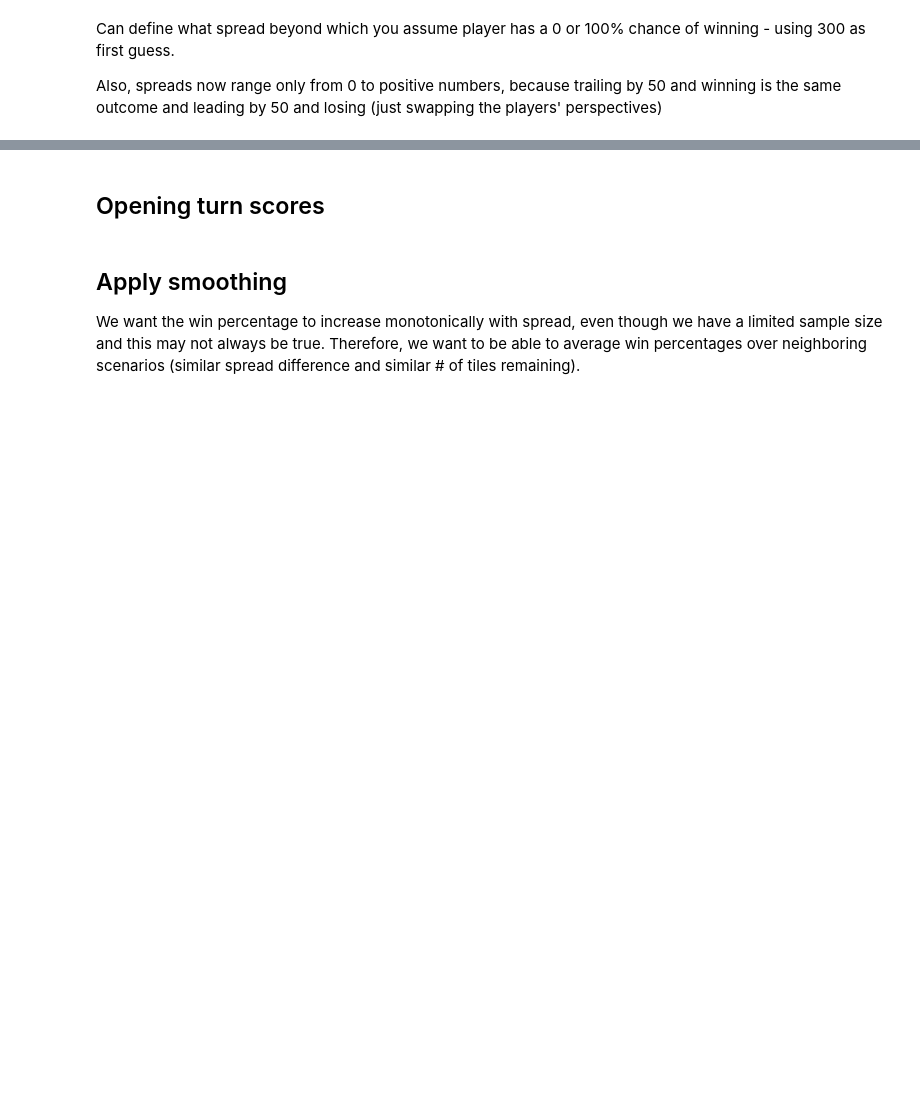
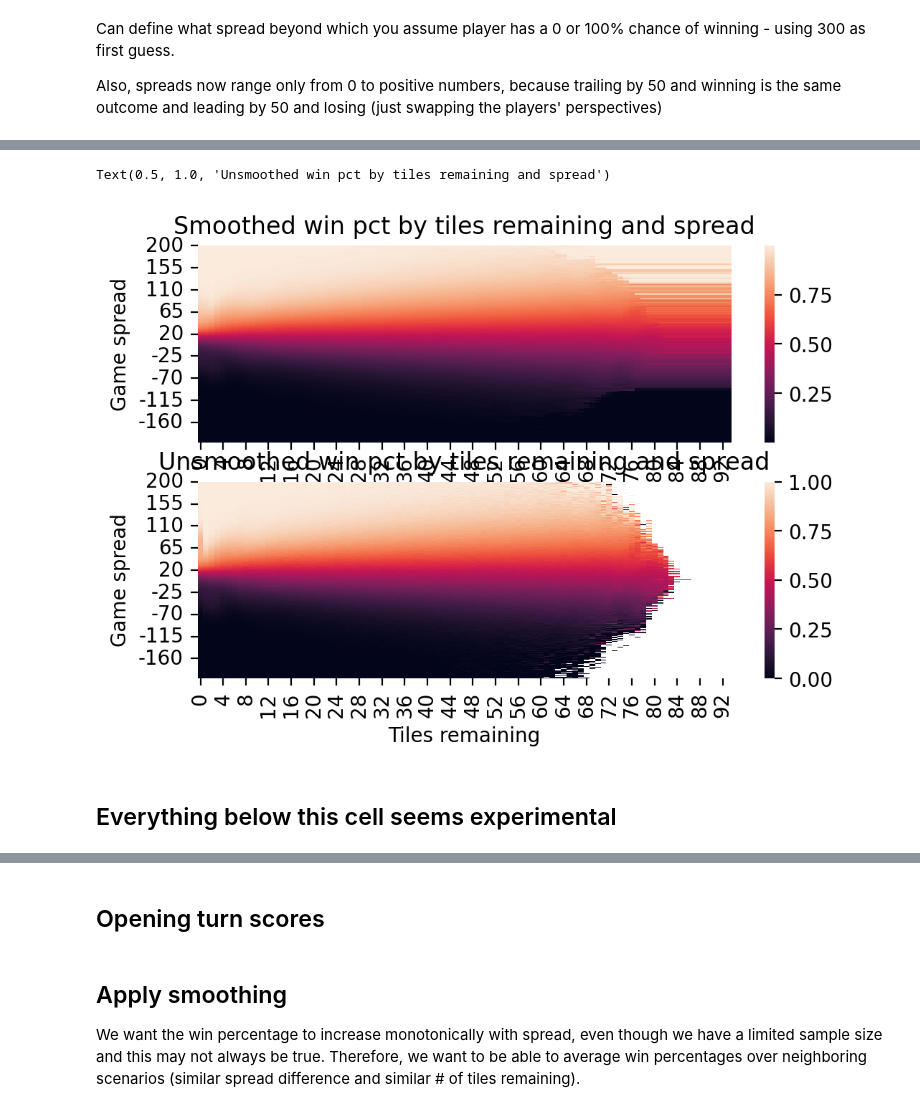
Before and after one commit to domino14/macondo, a Jupyter notebook: notebooks/win_pct/calculate_win_percentages.ipynb, the cells around one changed output, grey strips where cells are left out. Drawn from its saved outputs; the diff is of its cells as text; code cells hidden in the pictures; blank space fills up the shorter version.

```diff
--- a/notebooks/win_pct/calculate_win_percentages.ipynb
+++ b/notebooks/win_pct/calculate_win_percentages.ipynb
@@ -139,0 +201,20 @@ Text(0.5, 1, 'Win % by tiles remaining and spread')
+# %%
+def logisticfn(p):
+    return np.exp(p) / (np.exp(p) + 1)
+
+# convert back to win probability.
+smoothed_winpct_df = averaged_copy.applymap(logisticfn)
+# %%
+fig, (ax1, ax2) = plt.subplots(2,1)
+fig.set_dpi(200)
+sns.heatmap(smoothed_winpct_df, ax=ax1)
+ax1.set_ylabel('Game spread')
+ax1.set_title('Smoothed win pct by tiles remaining and spread')
+
+sns.heatmap(win_pct_df, ax=ax2)
+ax2.set_xlabel('Tiles remaining')
+ax2.set_ylabel('Game spread')
+ax2.set_title('Unsmoothed win pct by tiles remaining and spread')
+# %% [output]
+Text(0.5, 1.0, 'Unsmoothed win pct by tiles remaining and spread')
+[figure, added]
@@ -140,2 +226,4 @@ Text(0.5, 1, 'Win % by tiles remaining and spread')
+# %% [markdown]
+## Everything below this cell seems experimental
 # %%
 plt.savefig('win_pct.jpg')
```
Also changed, not shown: parts of 21 cells of this notebook, 12 other files.
